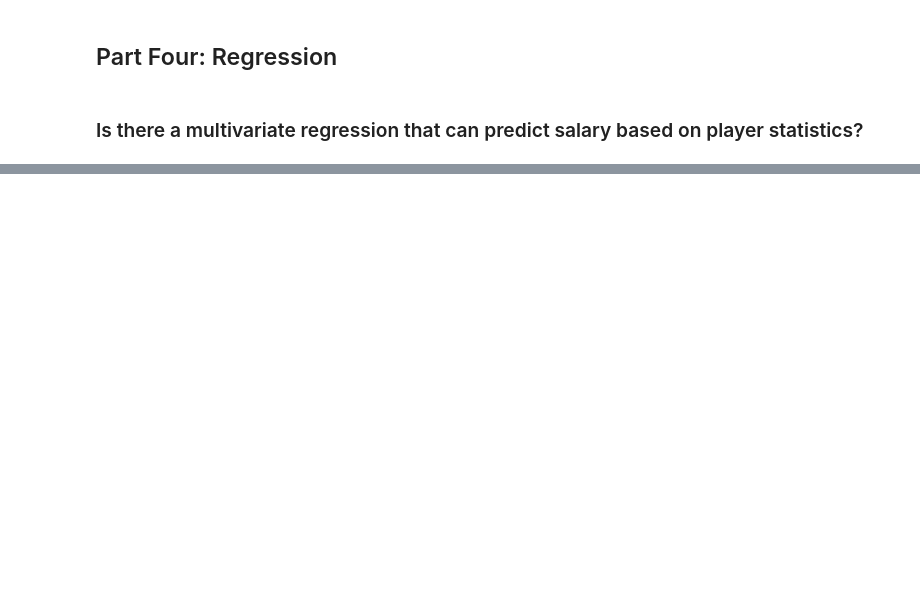
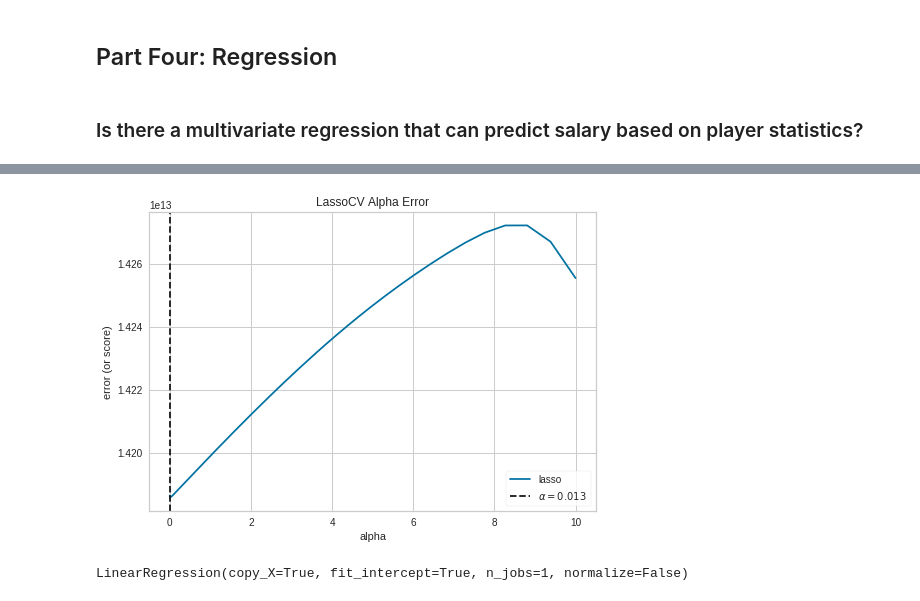
Before and after one commit to mjiapalucci/GeorgetownDS, a Jupyter notebook: Statistics.ipynb, the cells around one changed output, grey strips where cells are left out. Cells and saved outputs as stored; diff of their text form; code cells hidden in the pictures; blank space fills up the shorter version.

```diff
--- a/Statistics.ipynb
+++ b/Statistics.ipynb
@@ -332,0 +401,23 @@ _Enter answers here by double clicking on the cell, then "running it" when done_
+# %%
+import numpy as np
+
+from sklearn.linear_model import LassoCV
+from yellowbrick.regressor import AlphaSelection
+
+alphas = np.logspace(-10, 1, 400)
+
+model = LassoCV(alphas=alphas)
+visualizer = AlphaSelection(model)
+
+visualizer.fit(X, y)
+visualizer.poof()
+# %% [output]
+[figure, added]
+# %%
+y = df['SALARY']
+X = df[['TrueShooting%', 'ReboundRate', 'EstimatedWinsAdded']]
+
+X_train, X_test, y_train, y_test = train_test_split(X, y, test_size=0.2, random_state=0)
+regressor.fit(X_train, y_train)
+# %% [output]
+LinearRegression(copy_X=True, fit_intercept=True, n_jobs=1, normalize=False)
```
Also changed, not shown: parts of 29 cells of this notebook.
